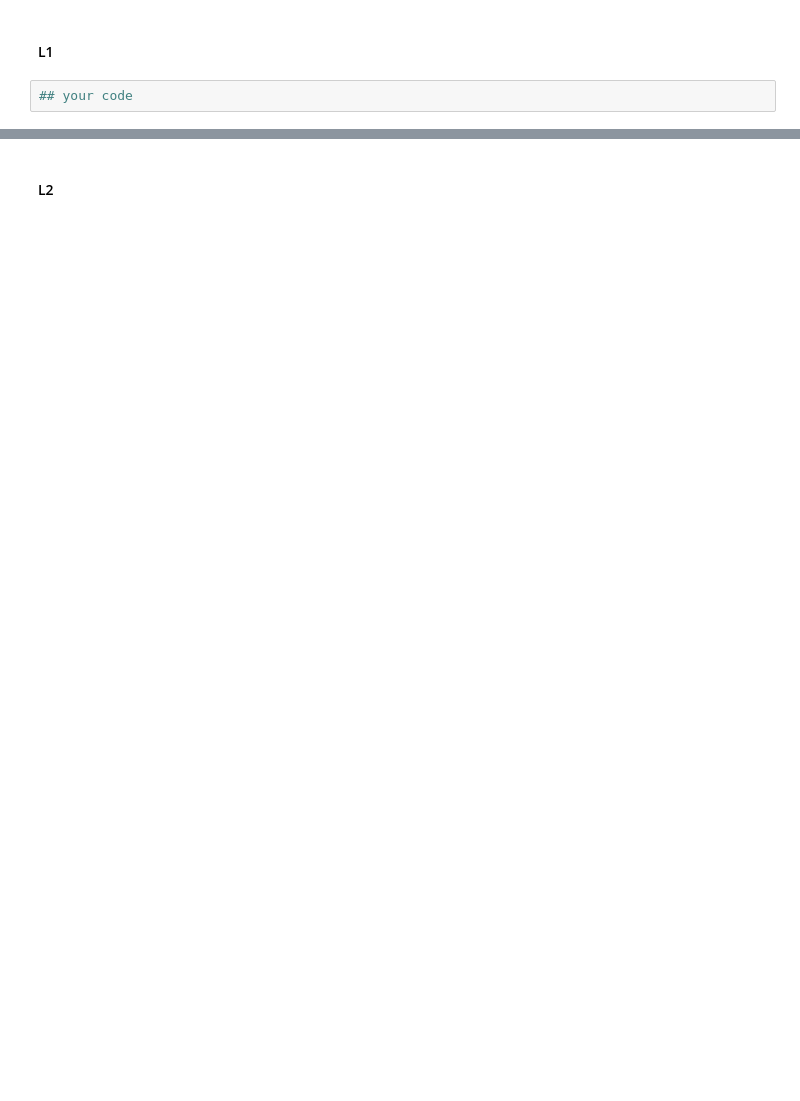
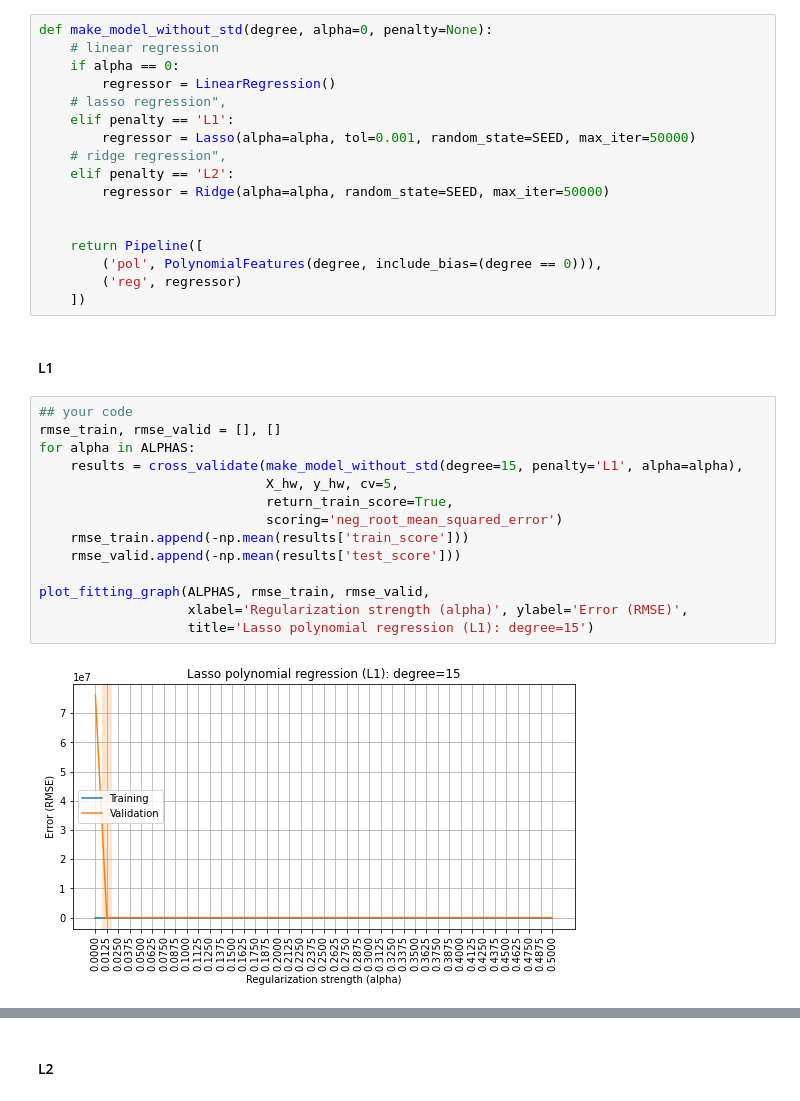
Before and after one commit to NataLobster/ml_intro_1, a Jupyter notebook: overfitting_regularization.ipynb, the cells around one changed output, grey strips where cells are left out. Saved outputs shown, nothing was run; the diff lists cells and outputs as text; blank space fills up the shorter version.

```diff
--- a/overfitting_regularization.ipynb
+++ b/overfitting_regularization.ipynb
@@ -749,4 +763,35 @@ print(X_hw)
+# %%
+def make_model_without_std(degree, alpha=0, penalty=None):
+    # linear regression
+    if alpha == 0:
+        regressor = LinearRegression()
+    # lasso regression",
+    elif penalty == 'L1':
+        regressor = Lasso(alpha=alpha, tol=0.001, random_state=SEED, max_iter=50000)
+    # ridge regression",
+    elif penalty == 'L2':
+        regressor = Ridge(alpha=alpha, random_state=SEED, max_iter=50000)
+
+
+    return Pipeline([
+        ('pol', PolynomialFeatures(degree, include_bias=(degree == 0))),
+        ('reg', regressor)
+    ])
 # %% [markdown]
 #### L1
-# %%
-## your code
+# %%
+## your code
+rmse_train, rmse_valid = [], []
+for alpha in ALPHAS:
+    results = cross_validate(make_model_without_std(degree=15, penalty='L1', alpha=alpha),
+                             X_hw, y_hw, cv=5,
+                             return_train_score=True,
+                             scoring='neg_root_mean_squared_error')
+    rmse_train.append(-np.mean(results['train_score']))
+    rmse_valid.append(-np.mean(results['test_score']))
+
+plot_fitting_graph(ALPHAS, rmse_train, rmse_valid,
+                   xlabel='Regularization strength (alpha)', ylabel='Error (RMSE)',
+                   title='Lasso polynomial regression (L1): degree=15')
+# %% [output]
+[figure, added]
```
Also changed, not shown: parts of 11 cells of this notebook.
